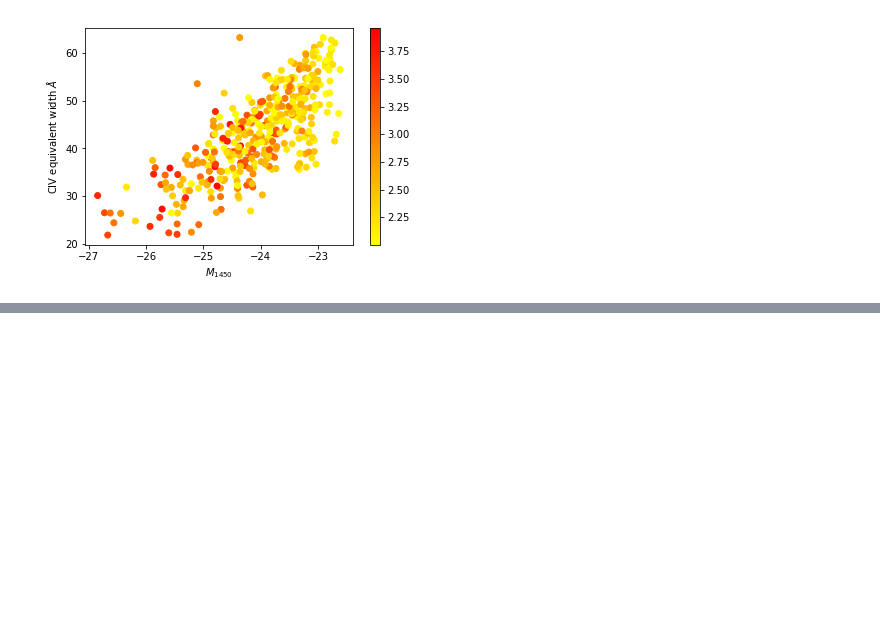
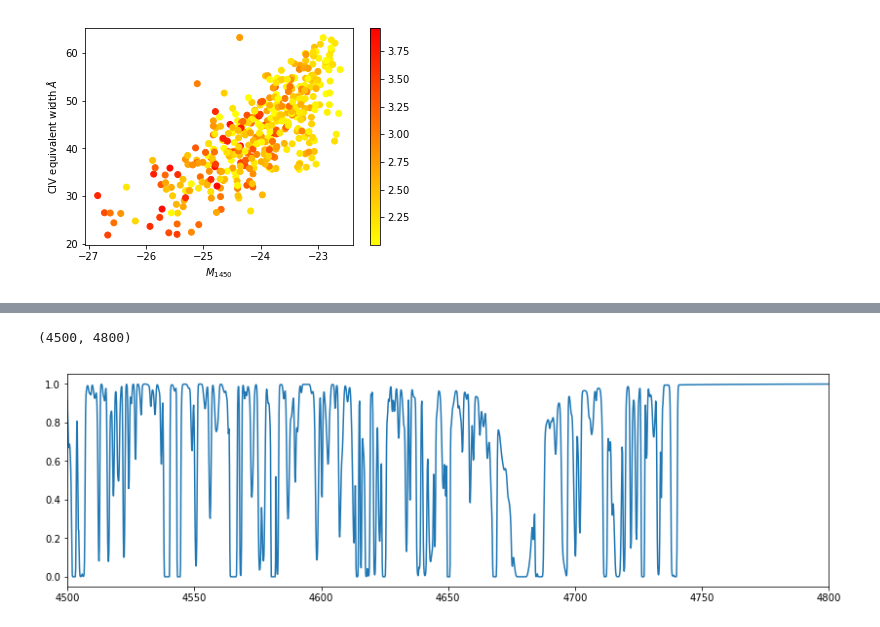
Before and after one commit to imcgreer/simqso, a Jupyter notebook: examples/bossqsos_example.ipynb, the cells around one changed output, grey strips where cells are left out. Drawn from its saved outputs; the diff is of its cells as text; code cells hidden in the pictures; blank space fills up the shorter version.

```diff
--- a/examples/bossqsos_example.ipynb
+++ b/examples/bossqsos_example.ipynb
@@ -164,0 +183,7 @@ xlim(3500,7500)
+# %%
+figure(figsize=(14,4))
+plot(wave,forest['T'][0])
+xlim(4500,4800)
+# %% [output]
+(4500, 4800)
+[figure, added]
```
Also changed, not shown: parts of 15 cells of this notebook.
